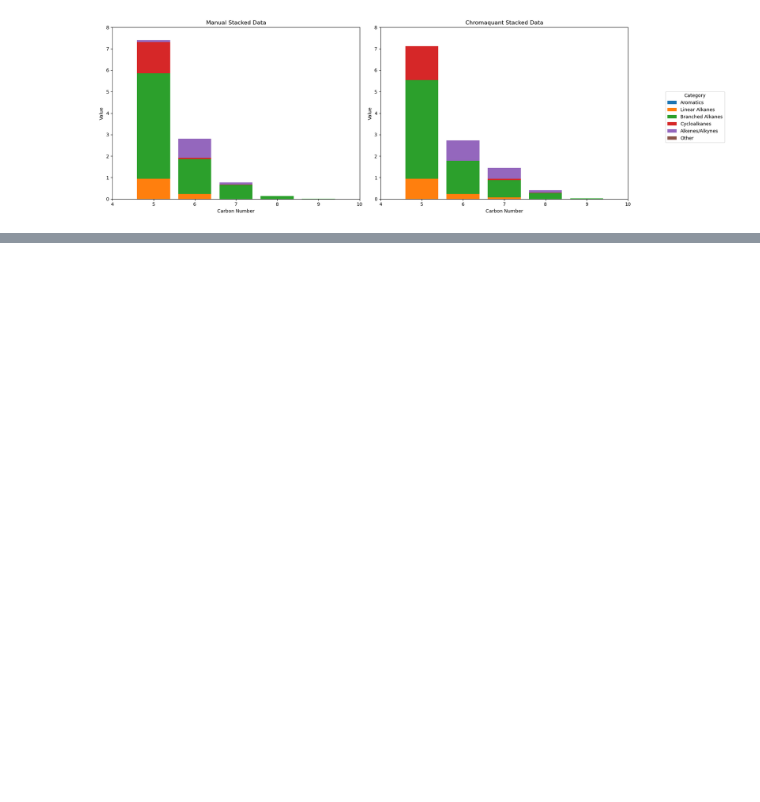
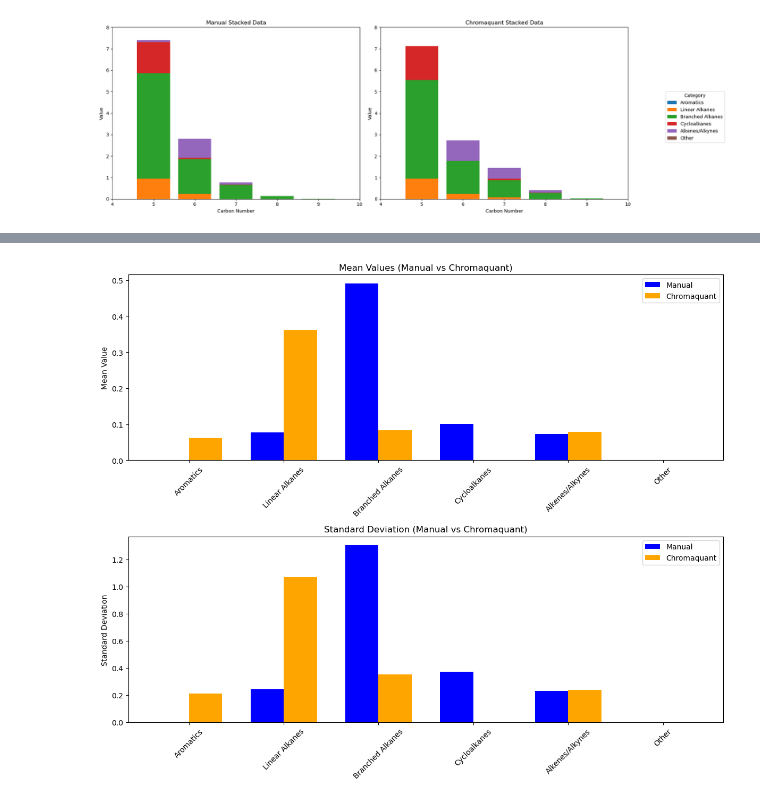
Before and after one commit to serebryany/ChromaQuantExtension, a Jupyter notebook: src/ChromaQuantExtension/compare_stacked_charts.ipynb, the cells around one changed output, grey strips where cells are left out. Saved outputs shown, nothing was run; the diff lists cells and outputs as text; code cells hidden in the pictures; blank space fills up the shorter version.

Commit message:
Add stats plots

```diff
--- a/src/ChromaQuantExtension/compare_stacked_charts.ipynb
+++ b/src/ChromaQuantExtension/compare_stacked_charts.ipynb
@@ -121,0 +70,42 @@ max           0.960775    0.0
+# %%
+import matplotlib.pyplot as plt
+import numpy as np
+
+# Compute descriptive statistics for both DataFrames
+manual_stats = manual_stacked_data.describe()
+chromaquant_stats = chromaquant_stacked_data.describe()
+
+# Define the categories to plot
+categories = ["Aromatics", "Linear Alkanes", "Branched Alkanes", "Cycloalkanes", "Alkenes/Alkynes", "Other"]
+
+# Create subplots
+fig, axes = plt.subplots(nrows=2, ncols=1, figsize=(12, 10))
+
+# Plot mean values
+x = np.arange(len(categories))  # X-axis positions
+width = 0.35  # Width of the bars
+
+axes[0].bar(x - width/2, manual_stats.loc["mean"], width, label="Manual", color="blue")
+axes[0].bar(x + width/2, chromaquant_stats.loc["mean"], width, label="Chromaquant", color="orange")
+
+axes[0].set_title("Mean Values (Manual vs Chromaquant)")
+axes[0].set_xticks(x)
+axes[0].set_xticklabels(categories, rotation=45)
+axes[0].set_ylabel("Mean Value")
+axes[0].legend()
+
+# Plot standard deviation
+axes[1].bar(x - width/2, manual_stats.loc["std"], width, label="Manual", color="blue")
+axes[1].bar(x + width/2, chromaquant_stats.loc["std"], width, label="Chromaquant", color="orange")
+
+axes[1].set_title("Standard Deviation (Manual vs Chromaquant)")
+axes[1].set_xticks(x)
+axes[1].set_xticklabels(categories, rotation=45)
+axes[1].set_ylabel("Standard Deviation")
+axes[1].legend()
+
+# Adjust layout
+plt.tight_layout()
+plt.show()
+# %% [output]
+[figure, added]
```
Also changed, not shown: parts of 3 cells of this notebook.
